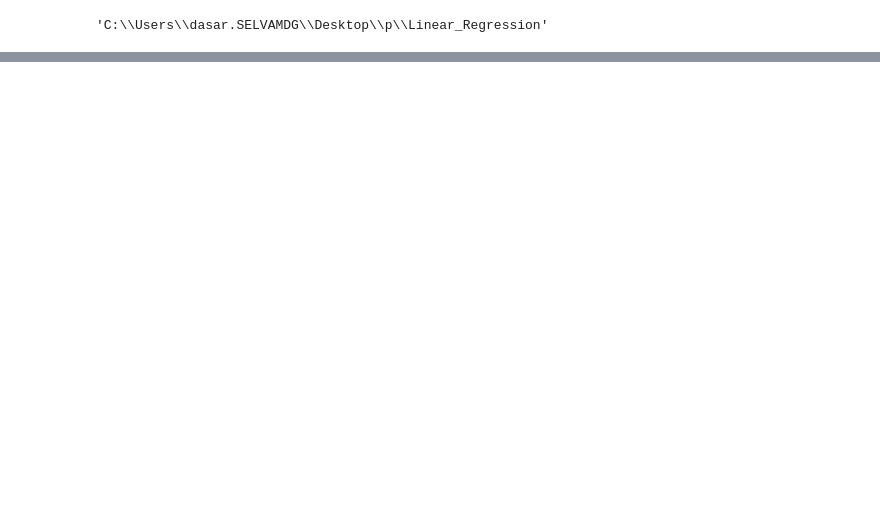
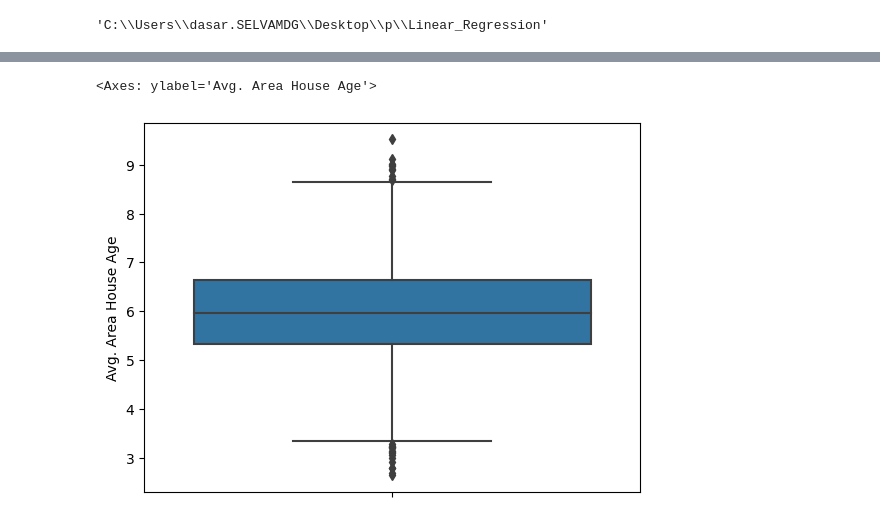
Before and after one commit to Selvam-DG/Machine_Learning_Techniques, a Jupyter notebook: Linear_Regression/Linear_Regression_1(USA_HOUSING).ipynb, the cells around one changed output, grey strips where cells are left out. Cells and saved outputs as stored; diff of their text form; code cells hidden in the pictures; blank space fills up the shorter version.

```diff
--- a/Linear_Regression/Linear_Regression_1(USA_HOUSING).ipynb
+++ b/Linear_Regression/Linear_Regression_1(USA_HOUSING).ipynb
@@ -14,0 +90,5 @@ os.getcwd()
+# %%
+sns.boxplot(y = 'Avg. Area House Age', data= dataset)
+# %% [output]
+<Axes: ylabel='Avg. Area House Age'>
+[figure, added]
```
Also changed, not shown: parts of 35 cells of this notebook.
